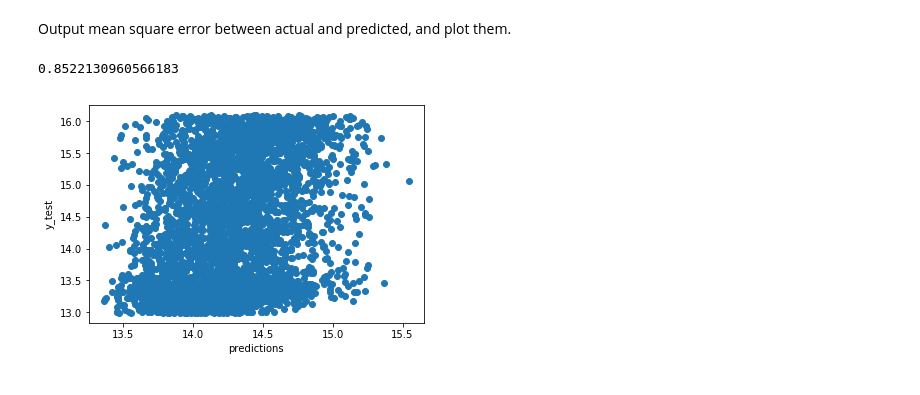
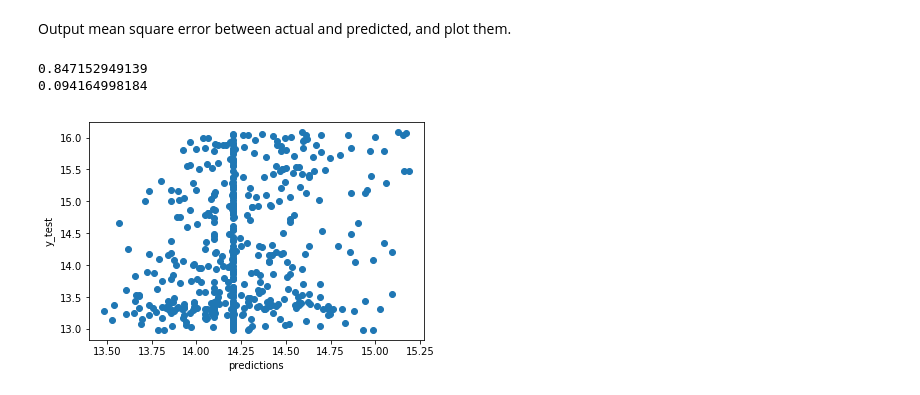
Before and after one commit to oliviawebber/pic16-final-project, a Jupyter notebook: summary.ipynb, the cells around one changed output. Cells and saved outputs as stored; diff of their text form; code cells hidden in the pictures.

```diff
--- a/summary.ipynb
+++ b/summary.ipynb
@@ -39,18 +39,20 @@ df = df[removed_outliers]
 # %% [markdown]
 Some entries in the dataframe are effectively empty, since they provide no useful information we throw them out.
 # %%
-mask = (df.G < 3) & (df.AB < 3) & (df.R < 3) & (df.H < 3) & (df.B2 < 3) & (df.B3 < 3) & (df.HR < 3) & \
-       (df.RBI < 3) & (df.SB < 3) & (df.CS < 3) & (df.BB < 3) & (df.SO < 3) & (df.IBB < 3) & (df.HBP < 3) & \
-       (df.SH < 3) & (df.SF < 3) & (df.GIDP < 3)
+cutoff = 5
+
+mask = (df.G < cutoff) & (df.AB < cutoff) & (df.R < cutoff) & (df.H < cutoff) & (df.B2 < cutoff) & (df.B3 < cutoff) & \
+       (df.HR < cutoff) & (df.RBI < cutoff) & (df.SB < cutoff) & (df.CS < cutoff) & (df.BB < cutoff) & (df.SO < cutoff) & \
+       (df.IBB < cutoff) & (df.HBP < cutoff) & (df.SH < cutoff) & (df.SF < cutoff) & (df.GIDP < cutoff)
 df = df.drop(df[mask].index)
 # %% [markdown]
 Drop the last of the unused columns, and split into targets and samples.
 # %%
-df = df.drop(['num', 'playerID', 'yearID', 'stint', 'teamID', 'IgID'], axis=1)
+df = df.drop(['num', 'playerID', 'yearID', 'stint', 'teamID', 'IgID', 'G', 'AB'], axis=1)
 
 labels = list(df.columns)
 
-y = df['salary']
+y = np.array(df['salary'])
 
 df = df.drop('salary', axis=1)
 
@@ -96,10 +98,14 @@ predictions = rf.predict(X_test)
 Output mean square error between actual and predicted, and plot them.
 # %%
 print mean_squared_error(y_test, predictions)
-plt.plot(predictions, y_test, 'o')
+print rf.score(X_test, y_test)
+sample = np.random.choice(range(len(y_test)), 500, replace=False)
+
+plt.plot(predictions[sample], y_test[sample], 'o')
 plt.xlabel('predictions')
 plt.ylabel('y_test')
 plt.show()
 # %% [output]
-0.8522130960566183
+0.847152949139
+0.094164998184
-[figure, old version]
+[figure, new version]
```
Also changed, not shown: parts of 4 cells of this notebook, 1 other file.
